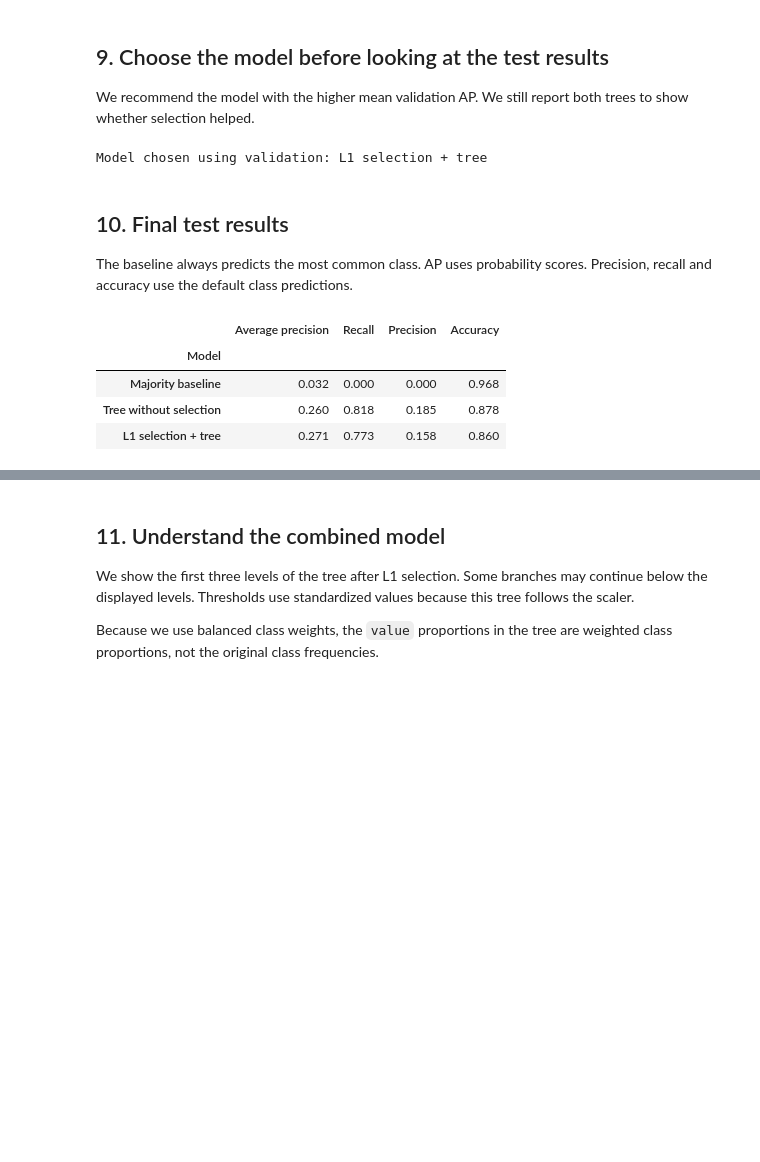
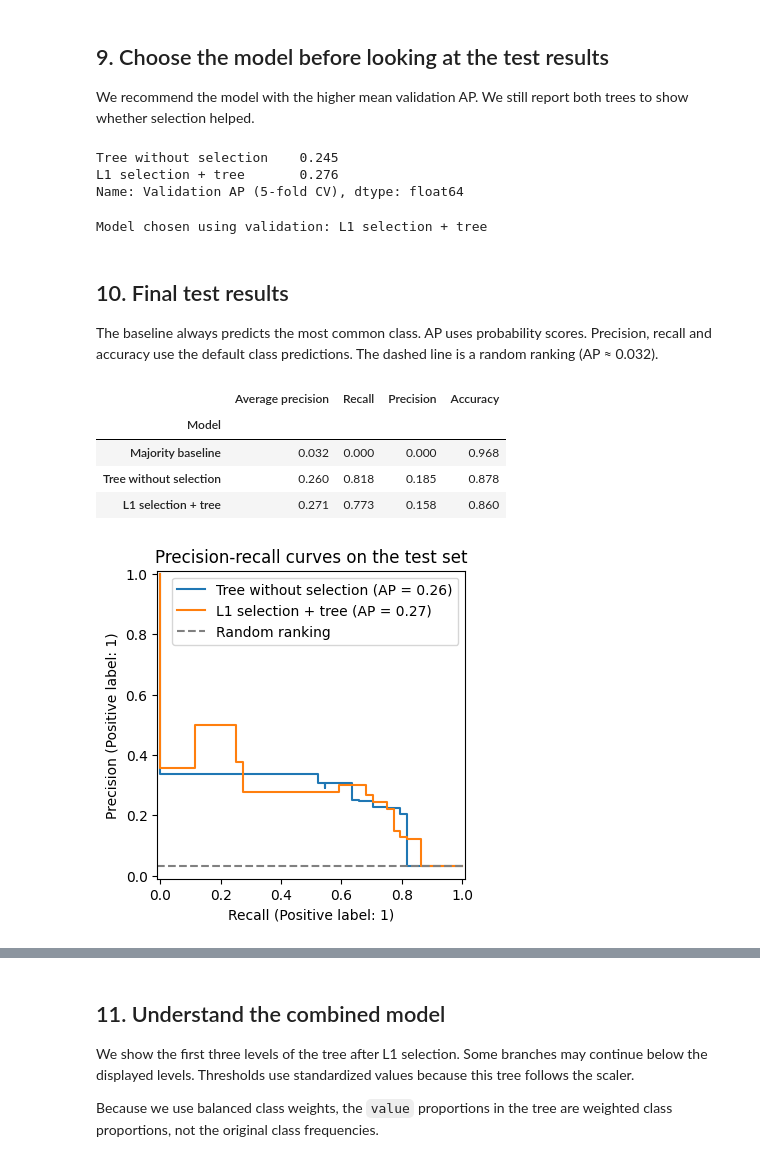
Before and after one commit to SARx613/Augmented-Decision-Final-Project, a Jupyter notebook: main.ipynb, the cells around one changed output, grey strips where cells are left out. Saved outputs shown, nothing was run; the diff lists cells and outputs as text; code cells hidden in the pictures; blank space fills up the shorter version.

```diff
--- a/main.ipynb
+++ b/main.ipynb
@@ -232,6 +264,15 @@ Name: Selected variables, dtype: str
 # %% [markdown]
 ## 9. Choose the model before looking at the test results
 We recommend the model with the higher mean validation AP. We still report both trees to show whether selection helped.
+# %%
+pd.Series({
+    "Tree without selection": tree_search.best_score_,
+    "L1 selection + tree": selection_search.best_score_
+}, name="Validation AP (5-fold CV)").round(3)
+# %% [output]
+Tree without selection    0.245
+L1 selection + tree       0.276
+Name: Validation AP (5-fold CV), dtype: float64
 # %%
 if selection_search.best_score_ >= tree_search.best_score_:
     final_name = "L1 selection + tree"
@@ -247,6 +288,7 @@ Model chosen using validation: L1 selection + tree
 ## 10. Final test results
 The baseline always predicts the most common class.
 AP uses probability scores. Precision, recall and accuracy use the default class predictions.
+The dashed line is a random ranking (AP ≈ 0.032).
 # %%
 baseline = DummyClassifier(strategy="most_frequent")
 baseline.fit(X_train, y_train)
@@ -278,6 +320,17 @@ test_results.round(3)
 | Majority baseline | 0.032 | 0.000 | 0.000 | 0.968 |
 | Tree without selection | 0.260 | 0.818 | 0.185 | 0.878 |
 | L1 selection + tree | 0.271 | 0.773 | 0.158 | 0.860 |
+# %%
+fig, ax = plt.subplots()
+for name in ["Tree without selection", "L1 selection + tree"]:
+    probability = models[name].predict_proba(X_test)[:, 1]
+    PrecisionRecallDisplay.from_predictions(y_test, probability, name=name, ax=ax)
+ax.axhline(y_test.mean(), linestyle="--", color="gray", label="Random ranking")
+ax.legend()
+plt.title("Precision-recall curves on the test set")
+plt.show()
+# %% [output]
+[figure, added]
 # %%
 final_prediction = final_model.predict(X_test)
 
```
Also changed, not shown: parts of 10 cells of this notebook, 1 other file.
